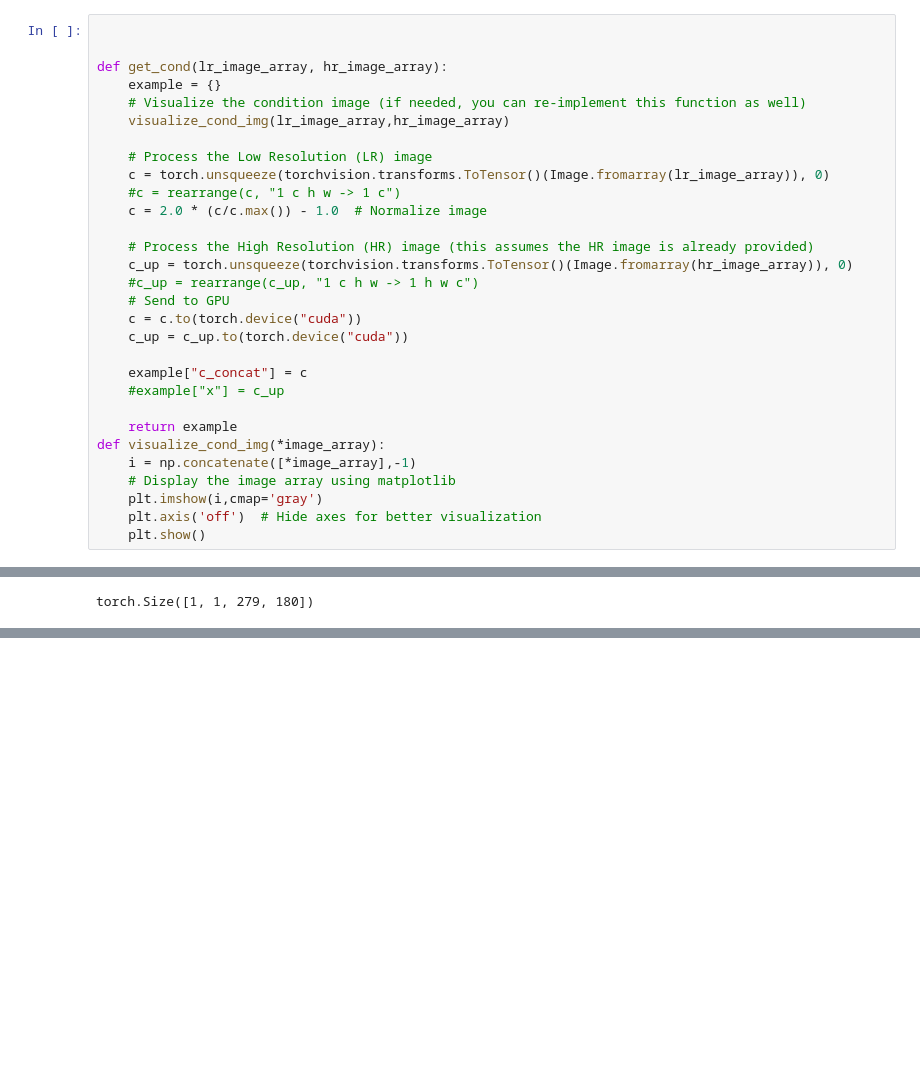
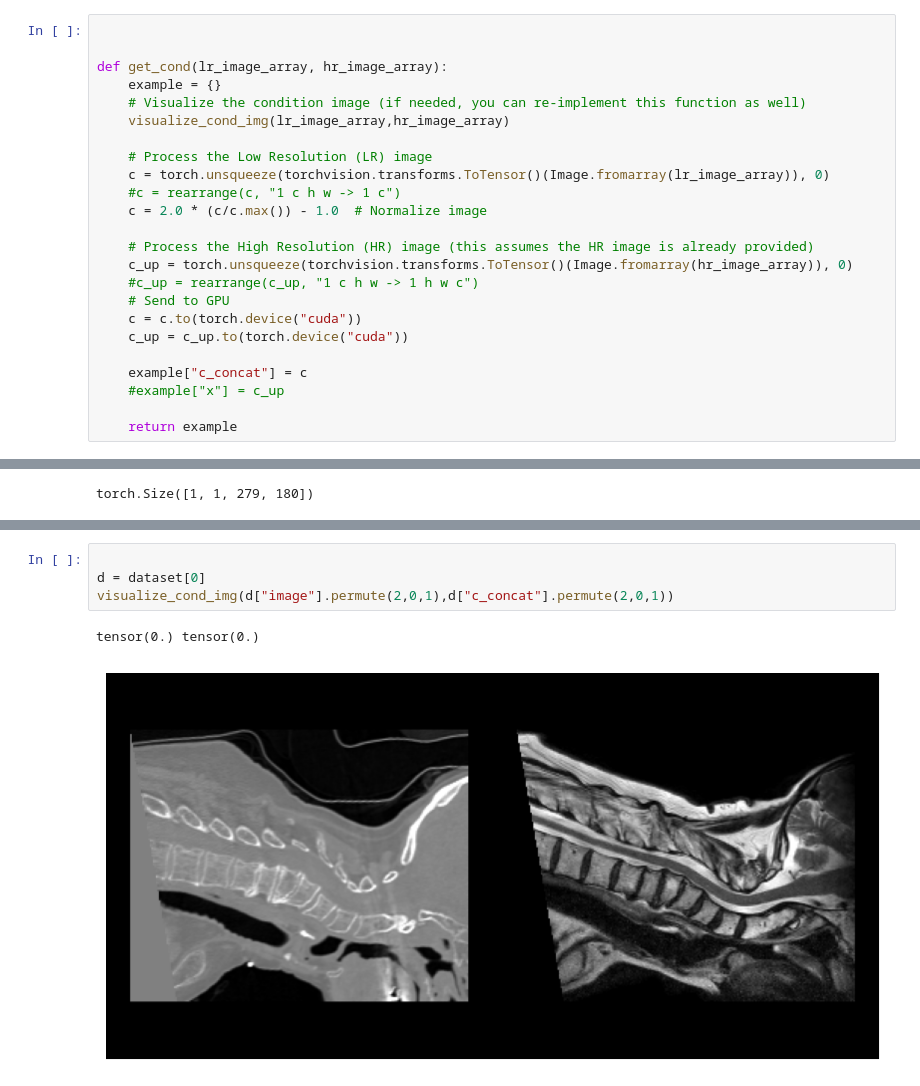
Before and after one commit to robert-graf/Conditional_Latent_Diffusion, a Jupyter notebook: inference_image2image.ipynb, the cells around one changed output, grey strips where cells are left out. Cells and saved outputs as stored; diff of their text form; blank space fills up the shorter version.

```diff
--- a/inference_image2image.ipynb
+++ b/inference_image2image.ipynb
@@ -83,12 +81,6 @@ def get_cond(lr_image_array, hr_image_array):
     #example["x"] = c_up
 
     return example
-def visualize_cond_img(*image_array):
-    i = np.concatenate([*image_array],-1)
-    # Display the image array using matplotlib
-    plt.imshow(i,cmap='gray')
-    plt.axis('off')  # Hide axes for better visualization
-    plt.show()
 # %%
 cond = get_cond(nii.get_array()[10],nii.get_array()[10])
 # %% [output]
@@ -174,0 +200,7 @@ RuntimeError: Sizes of tensors must match except in dimension 1. Expected size 4
+# %%
+
+d = dataset[0]
+visualize_cond_img(d["image"].permute(2,0,1),d["c_concat"].permute(2,0,1))
+# %% [output]
+tensor(0.) tensor(0.)
+[figure, added]
```
Also changed, not shown: parts of 7 cells of this notebook, 2 other files.
